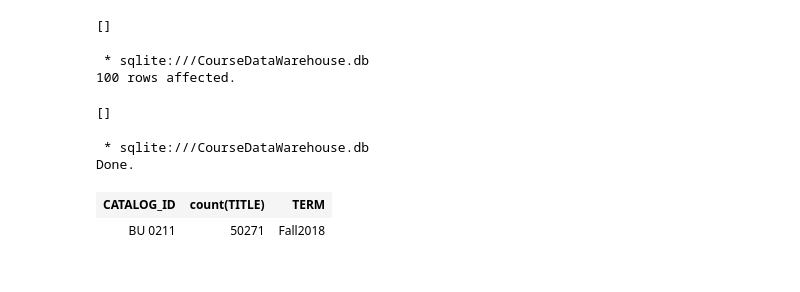
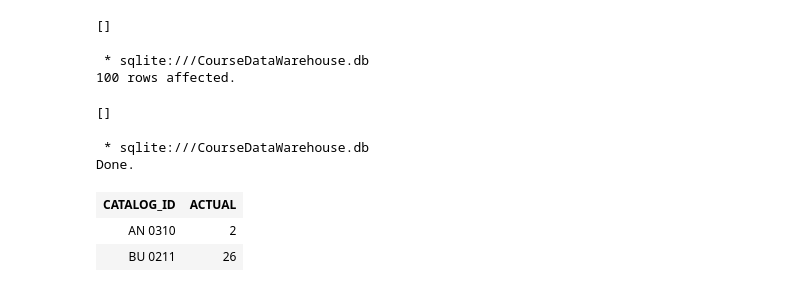
Before and after one commit to fairfield-ba510-spring2020/term-project-sql-distinct, a Jupyter notebook: CourseDataWarehouse.ipynb, the cells around one changed output. Saved outputs shown, nothing was run; the diff lists cells and outputs as text; code cells hidden in the pictures.

```diff
--- a/CourseDataWarehouse.ipynb
+++ b/CourseDataWarehouse.ipynb
@@ -496,14 +496,14 @@ LIMIT 100;
 []
 # %%
 %%sql
-SELECT CATALOG_ID,TITLE, SECTION, TERM
+SELECT DISTINCT CATALOG_ID, ACTUAL
 FROM COURSE_FACTS
     JOIN TEMP_TABLE USING (TIMECODE)
     JOIN TIME_SLICES USING (TIMECODE)
-WHERE CATALOG_ID LIKE '%BU%' and TERM = 'Fall2018'
 GROUP BY CATALOG_ID
 # %% [output]
  * sqlite:///CourseDataWarehouse.db
 Done.
-| CATALOG_ID | count(TITLE) | TERM |
-| BU 0211 | 50271 | Fall2018 |
+| CATALOG_ID | ACTUAL |
+| AN 0310 | 2 |
+| BU 0211 | 26 |
```
